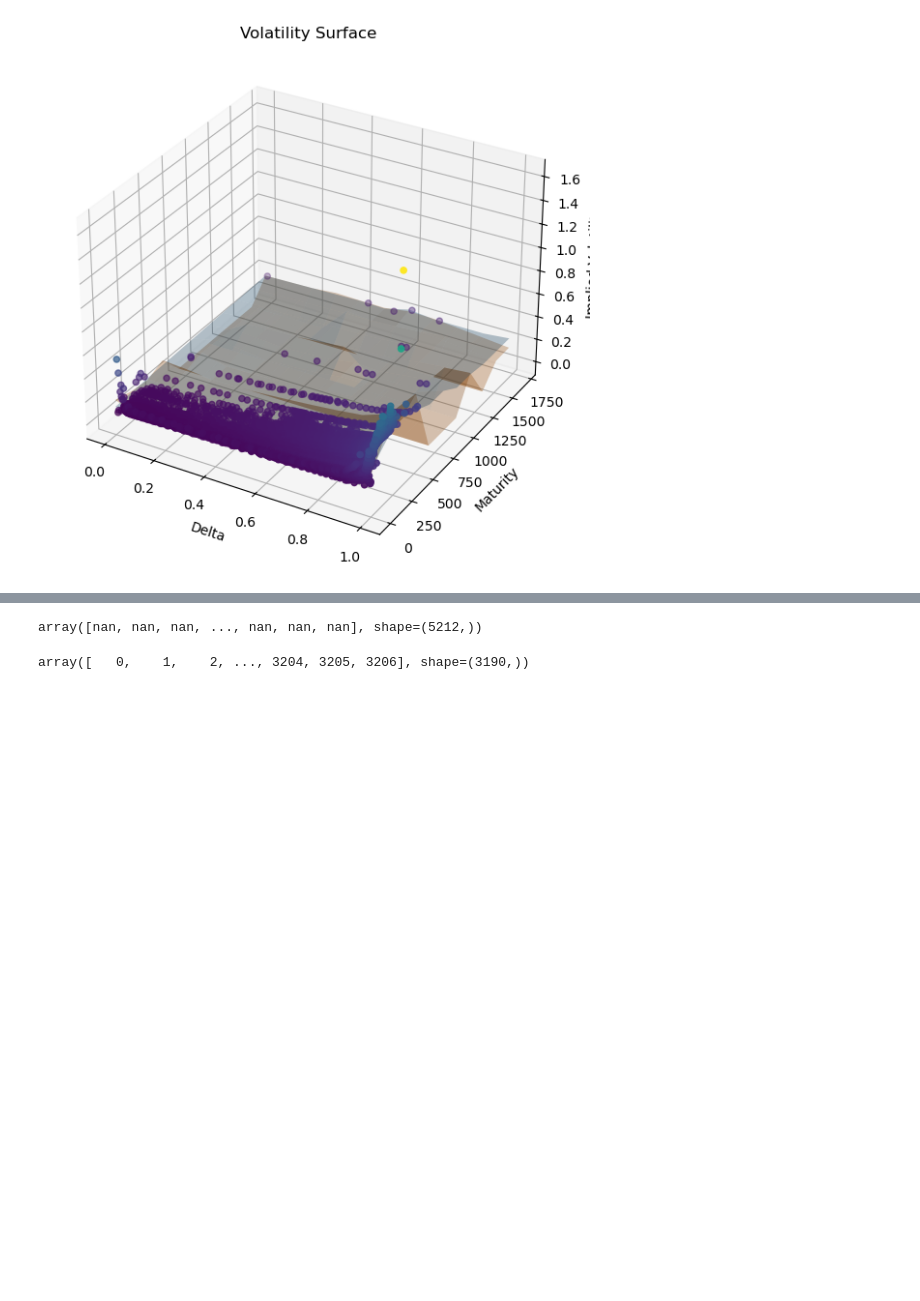
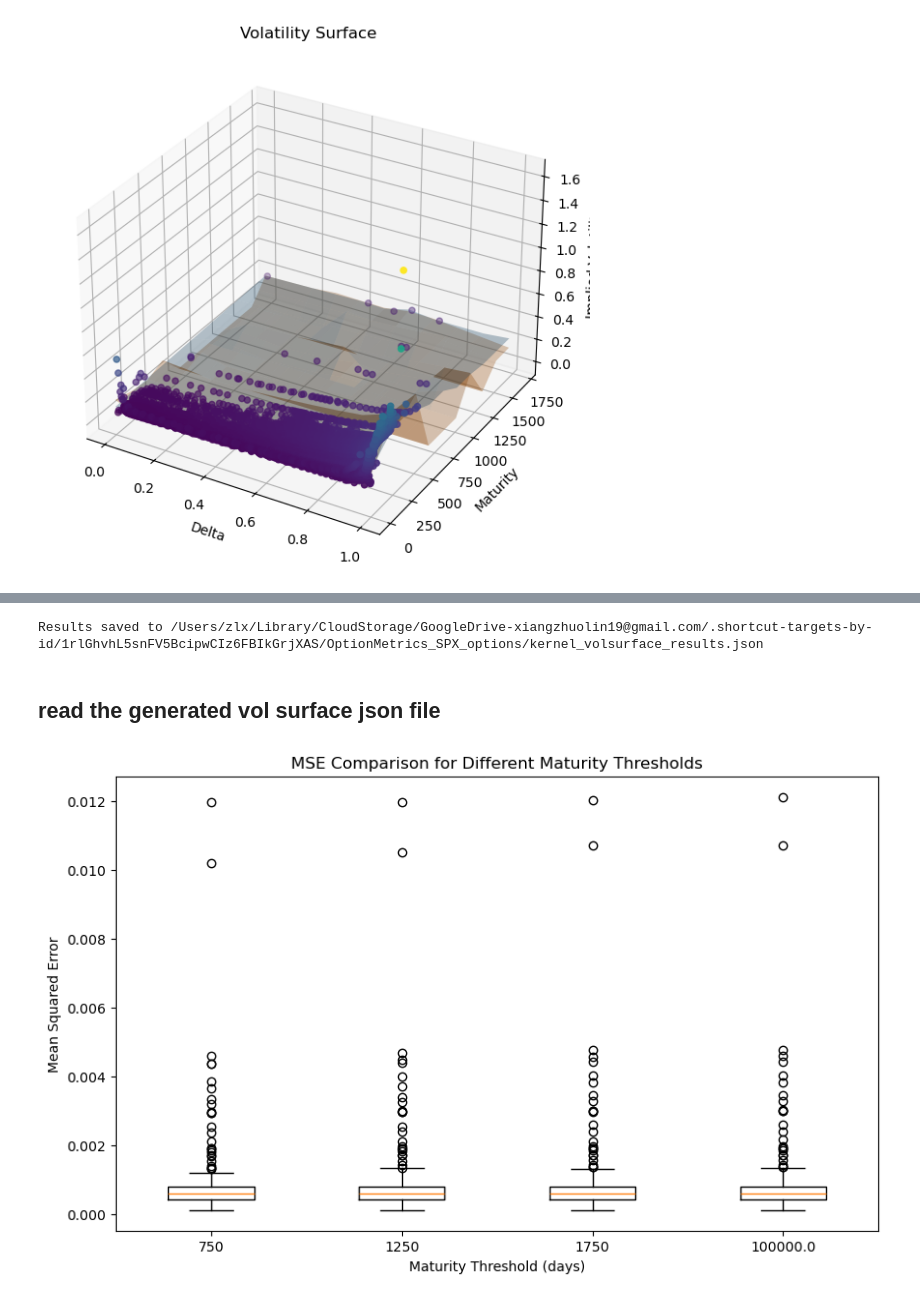
Before and after one commit to zhanghq-chn/VAE-VolSurface, a Jupyter notebook: examples/volsurface_gen.ipynb, the cells around one changed output, grey strips where cells are left out. Drawn from its saved outputs; the diff is of its cells as text; code cells hidden in the pictures; blank space fills up the shorter version.

Commit message:
produced fixed grid vol surfaces

```diff
--- a/examples/volsurface_gen.ipynb
+++ b/examples/volsurface_gen.ipynb
@@ -334,9 +210,51 @@ plt.show()
-# %%
-interp_y_pred
-# %% [output]
-array([nan, nan, nan, ..., nan, nan, nan], shape=(5212,))
-# %%
-nan_indices = np.where(np.isnan(kernel_y_pred) | y.isna())[0]
-nan_indices
-# %% [output]
-array([   0,    1,    2, ..., 3204, 3205, 3206], shape=(3190,))
+# %%
+import json
+
+# Define the file path to save the results
+output_file = CSV_PATH + "/kernel_volsurface_results.json"
+
+# Prepare the results for saving
+# Convert numpy arrays to lists for JSON serialization
+serializable_results = {}
+for threshold, dates in results.items():
+    serializable_results[threshold] = {}
+    for date, data in dates.items():
+        serializable_results[threshold][str(date)] = {
+            "mse_kernel": data["mse_kernel"],
+            "kernel_y_pred": data["kernel_y_pred"].tolist(),  # Convert numpy array to list
+            "X": data["X"].tolist(),  # Convert numpy array to list
+            "y": data["y"].tolist()  # Convert numpy array to list
+        }
+
+# Save the results to a JSON file
+with open(output_file, "w") as f:
+    json.dump(serializable_results, f, indent=4)
+
+print(f"Results saved to {output_file}")
+# %% [output]
+Results saved to /Users/zlx/Library/CloudStorage/GoogleDrive-xiangzhuolin19@gmail.com/.shortcut-targets-by-id/1rlGhvhL5snFV5BcipwCIz6FBIkGrjXAS/OptionMetrics_SPX_options/kernel_volsurface_results.json
+# %% [markdown]
+## read the generated vol surface json file
+# %%
+with open(output_file, "r") as f:
+    loaded_results = json.load(f)
+
+# Extract mse_kernel for each threshold
+mse_kernel_comparison = {}
+for threshold in loaded_results:
+    mse_kernel_comparison[threshold] = []
+    for date in loaded_results[threshold]:
+        mse_kernel_comparison[threshold].append(loaded_results[threshold][date]["mse_kernel"])
+
+# draw boxplot
+import matplotlib.pyplot as plt
+
+# Create a boxplot for each maturity threshold
+plt.figure(figsize=(10, 6))
+plt.boxplot(mse_kernel_comparison.values(), labels=mse_kernel_comparison.keys())
+plt.xlabel('Maturity Threshold (days)')
+plt.ylabel('Mean Squared Error')
+plt.title('MSE Comparison for Different Maturity Thresholds')
+plt.show()
+# %% [output]
+[figure, added]
```
Also changed, not shown: parts of 11 cells of this notebook.
